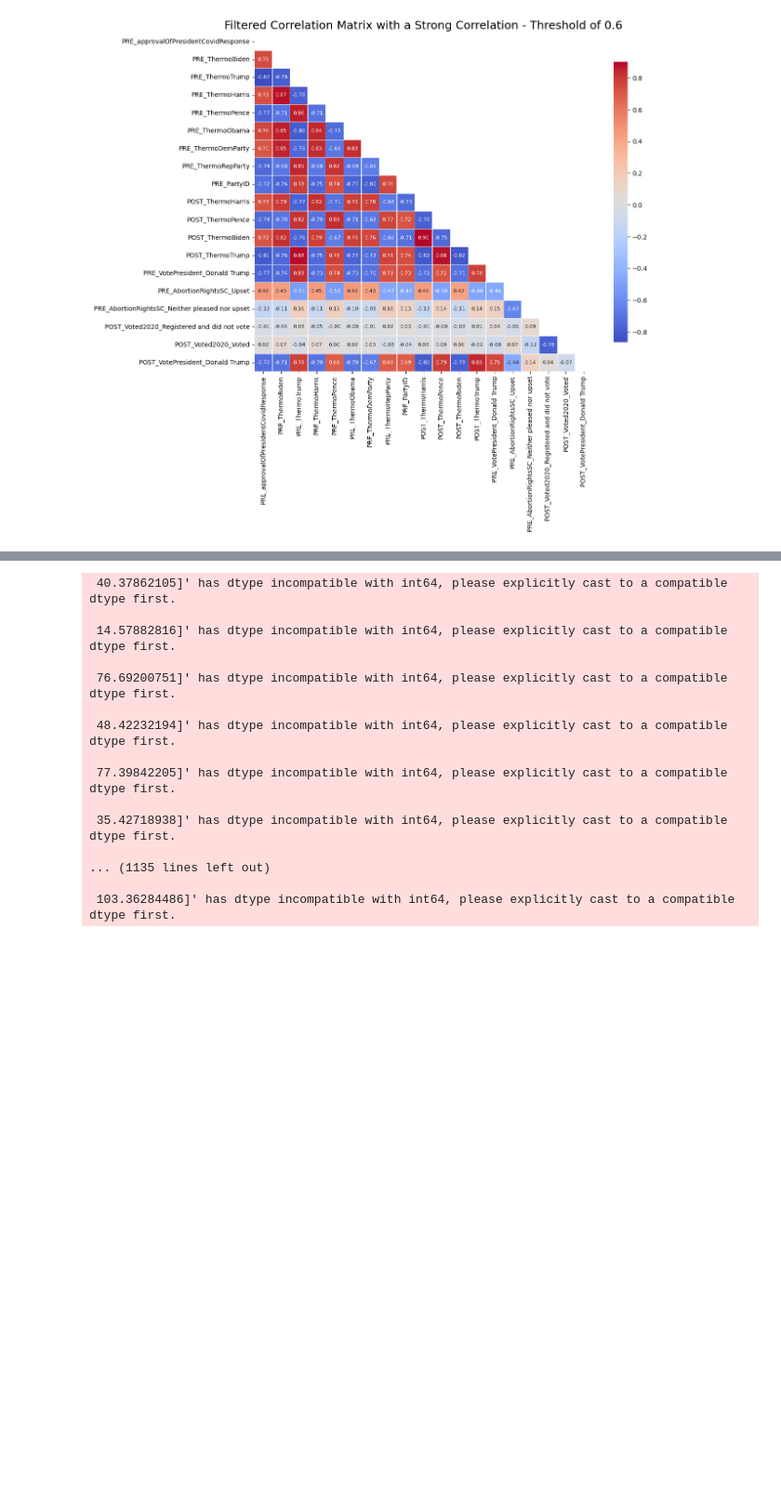
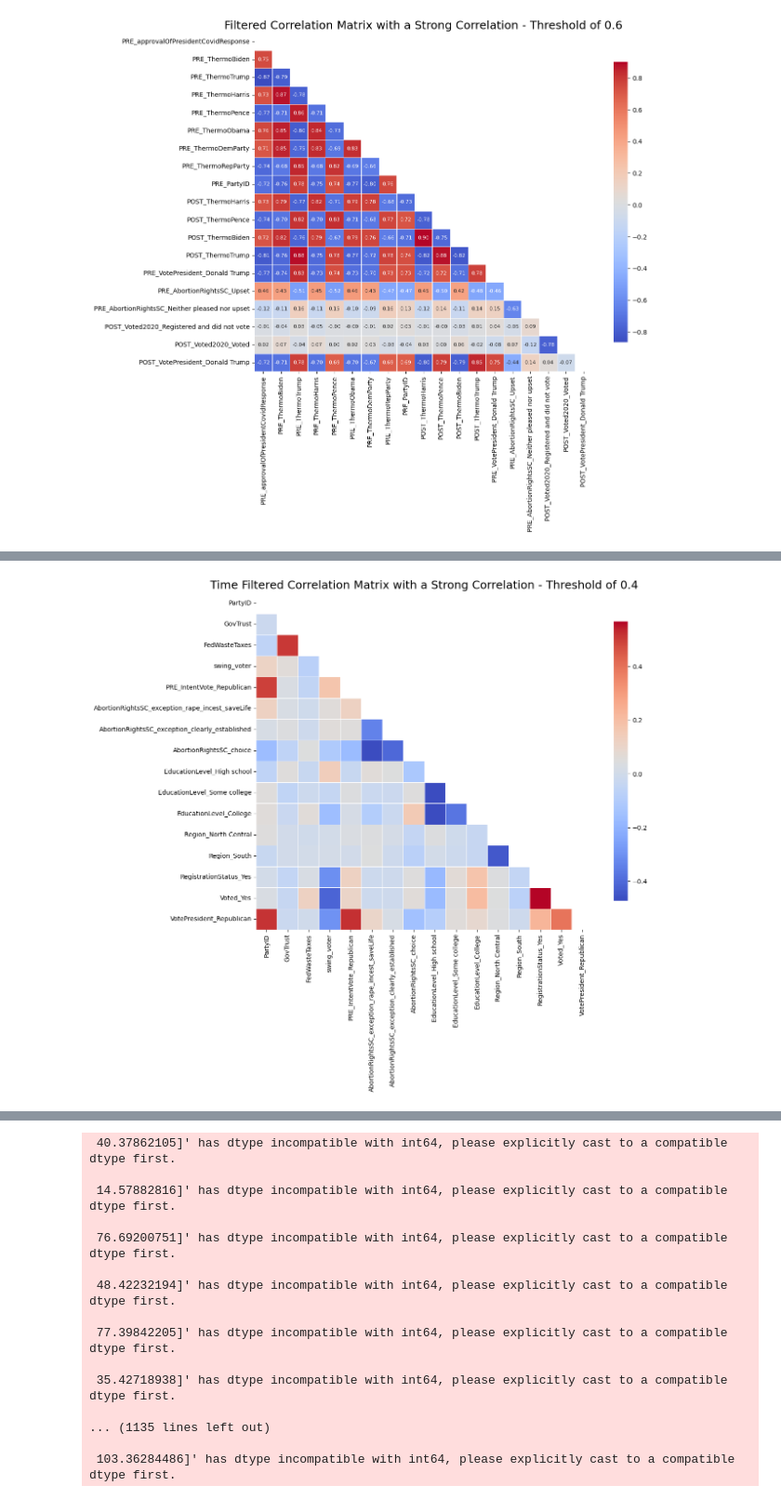
Before and after one commit to mihika-jain/electionAnalysis, a Jupyter notebook: dslc_documentation/02_eda.ipynb, the cells around one changed output, grey strips where cells are left out. Shown at 93% size. Drawn from its saved outputs; the diff is of its cells as text; code cells hidden in the pictures; blank space fills up the shorter version.

Commit message:
updated 3 predictions mostly - ignore the copy for now

```diff
--- a/dslc_documentation/02_eda.ipynb
+++ b/dslc_documentation/02_eda.ipynb
@@ -463 +494,57 @@ plt.show()
+# %%
+import seaborn as sns
+import matplotlib.pyplot as plt
+import numpy as np
+
+# Define a threshold for strong correlations
+threshold = 0.4
+
+# Filter the correlation matrix
+filtered_correlation_matrix = correlation_matrix_time.copy()
+filtered_correlation_matrix[
+    (filtered_correlation_matrix < threshold) & (filtered_correlation_matrix > -threshold)
+] = np.nan  # Replace weak correlations with NaN
+# Set diagonal elements to NaN
+np.fill_diagonal(filtered_correlation_matrix.values, np.nan)
+
+# Drop rows and columns that are completely NaN
+filtered_correlation_matrix = filtered_correlation_matrix.dropna(axis=0, how='all')  # Drop rows
+filtered_correlation_matrix = filtered_correlation_matrix.dropna(axis=1, how='all')  # Drop columns
+
+# Generate a mask for the upper triangle
+mask = np.triu(np.ones_like(filtered_correlation_matrix, dtype=bool))
+
+# Identify columns and rows that are not NaN in the filtered correlation matrix
+valid_columns = filtered_correlation_matrix.dropna(axis=1, how='all').columns
+valid_rows = filtered_correlation_matrix.dropna(axis=0, how='all').index
+
+# Create a new plot matrix that only includes the valid rows and columns
+plot_matrix = correlation_matrix.loc[valid_rows, valid_columns]
+#print(plot_matrix)
+
+# Set up the matplotlib figure
+plt.figure(figsize=(12, 10))
+
+# Create a heatmap with customizations
+sns.heatmap(plot_matrix,
+            annot=False,               # Annotate cells with the numeric values
+            fmt=".2f",                # Format the annotation text
+            cmap='coolwarm',          # Color map
+            mask=mask,                # Mask the upper triangle
+            square=True,              # Make cells square-shaped
+            cbar_kws={"shrink": .8},  # Color bar size
+            linewidths=.5,            # Line width between cells
+            linecolor='white',        # Line color between cells
+            annot_kws={"size": 8})    # Adjust the font size for annotations
+
+# Add title
+plt.title('Time Filtered Correlation Matrix with a Strong Correlation - Threshold of '+str(threshold), fontsize=18)
+
+# Save the plot
+plt.savefig('Filtered_Correlation_Matrix.png', dpi=300)
+
+# Show the plot
+plt.show()
+# %% [output]
+[figure, added]
 # %%
```
Also changed, not shown: parts of 10 cells of this notebook, 39 other files.
